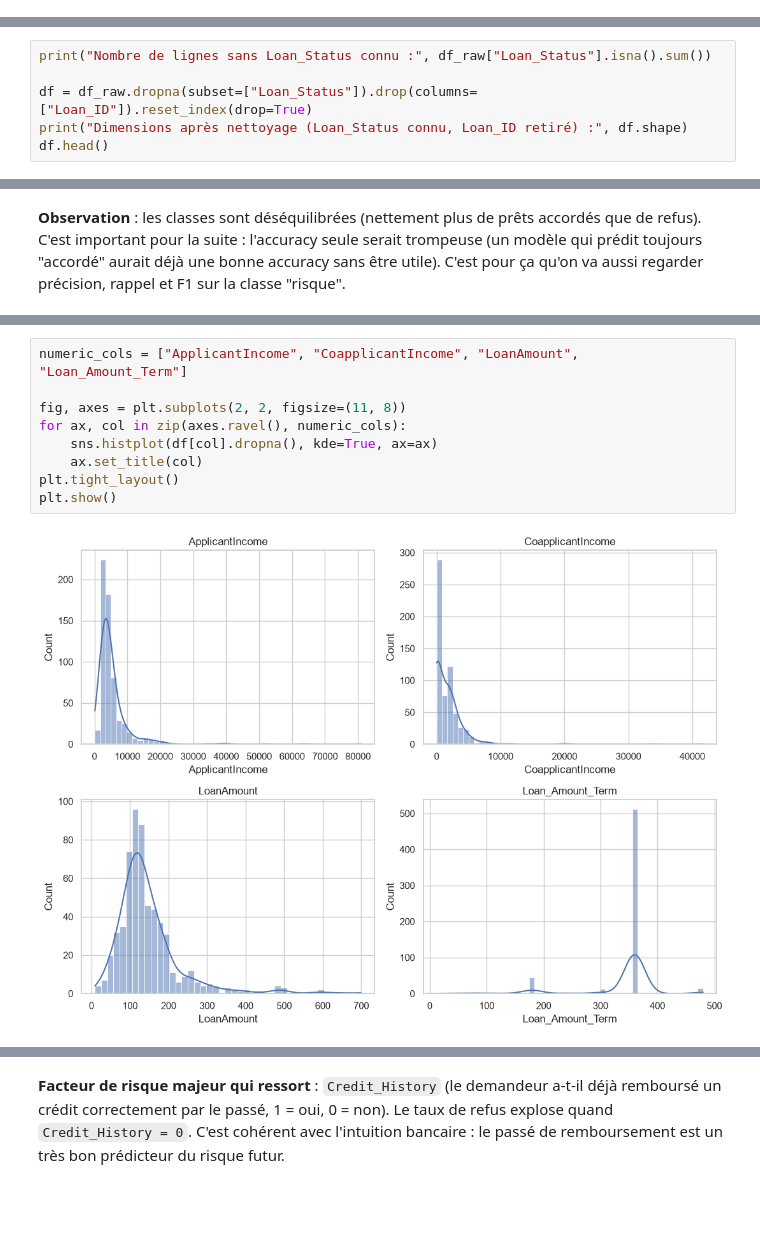
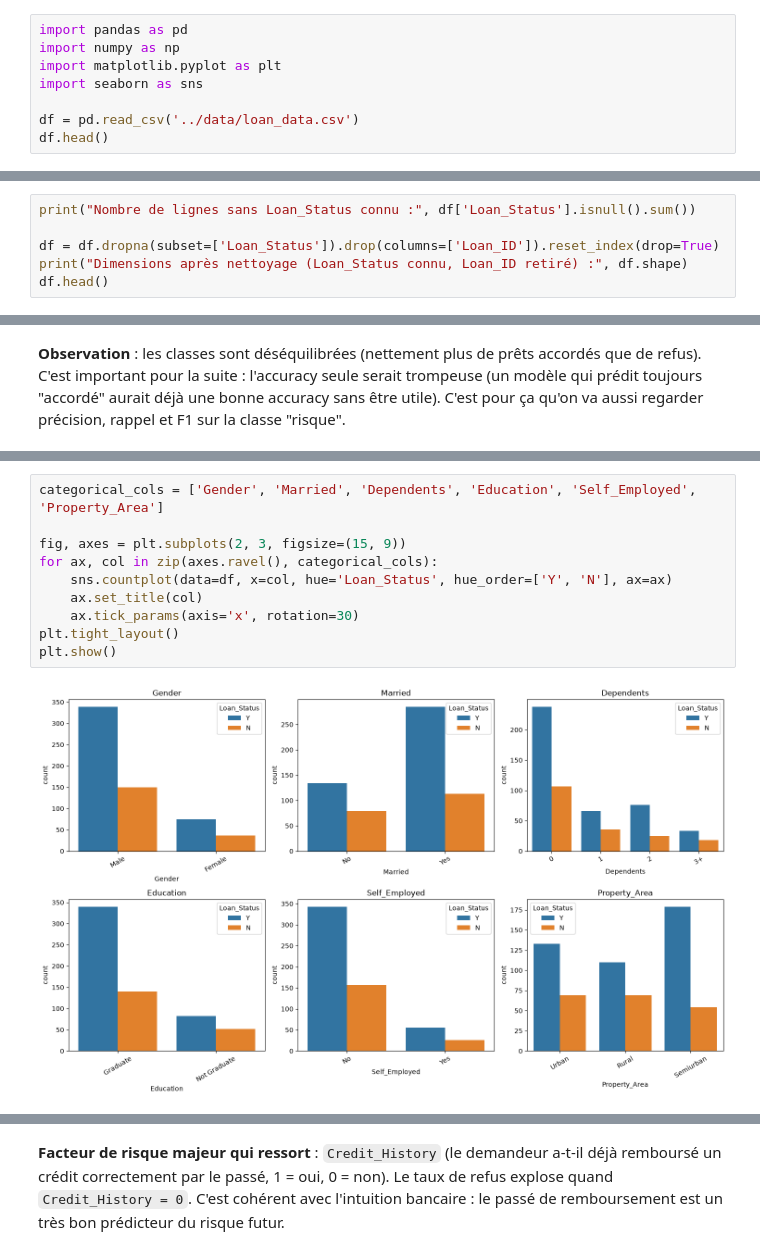
Before and after one commit to loicbonicontact-gif/Machine-Learning-Mise-en-pratique, a Jupyter notebook: notebooks/nb_03_Modélisation_CrediTrust_Scoring.ipynb, the cells around one changed output, grey strips where cells are left out. Cells and saved outputs as stored; diff of their text form; blank space fills up the shorter version.

```diff
--- a/notebooks/nb_03_Modélisation_CrediTrust_Scoring.ipynb
+++ b/notebooks/nb_03_Modélisation_CrediTrust_Scoring.ipynb
@@ -63,0 +27,8 @@ Dimensions brutes : (981, 13)
+# %%
+import pandas as pd
+import numpy as np
+import matplotlib.pyplot as plt
+import seaborn as sns
+
+df = pd.read_csv('../data/loan_data.csv')
+df.head()
@@ -64,7 +69,7 @@ Dimensions brutes : (981, 13)
 # %%
-print("Nombre de lignes sans Loan_Status connu :", df_raw["Loan_Status"].isna().sum())
+print("Nombre de lignes sans Loan_Status connu :", df['Loan_Status'].isnull().sum())
 
-df = df_raw.dropna(subset=["Loan_Status"]).drop(columns=["Loan_ID"]).reset_index(drop=True)
+df = df.dropna(subset=['Loan_Status']).drop(columns=['Loan_ID']).reset_index(drop=True)
 print("Dimensions après nettoyage (Loan_Status connu, Loan_ID retiré) :", df.shape)
 df.head()
 # %% [output]
@@ -150,11 +177,12 @@ précision, rappel et F1 sur la classe "risque".
 # %%
-numeric_cols = ["ApplicantIncome", "CoapplicantIncome", "LoanAmount", "Loan_Amount_Term"]
+categorical_cols = ['Gender', 'Married', 'Dependents', 'Education', 'Self_Employed', 'Property_Area']
 
-fig, axes = plt.subplots(2, 2, figsize=(11, 8))
-for ax, col in zip(axes.ravel(), numeric_cols):
-    sns.histplot(df[col].dropna(), kde=True, ax=ax)
+fig, axes = plt.subplots(2, 3, figsize=(15, 9))
+for ax, col in zip(axes.ravel(), categorical_cols):
+    sns.countplot(data=df, x=col, hue='Loan_Status', hue_order=['Y', 'N'], ax=ax)
     ax.set_title(col)
+    ax.tick_params(axis='x', rotation=30)
 plt.tight_layout()
 plt.show()
 # %% [output]
-[figure, old version]
+[figure, new version]
```
Also changed, not shown: parts of 62 cells of this notebook.
